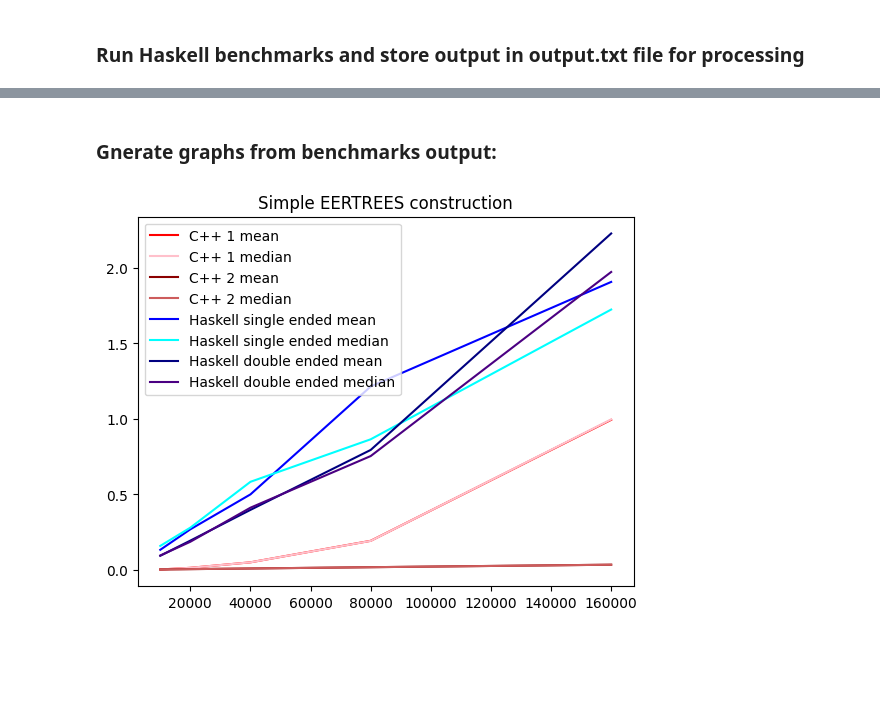
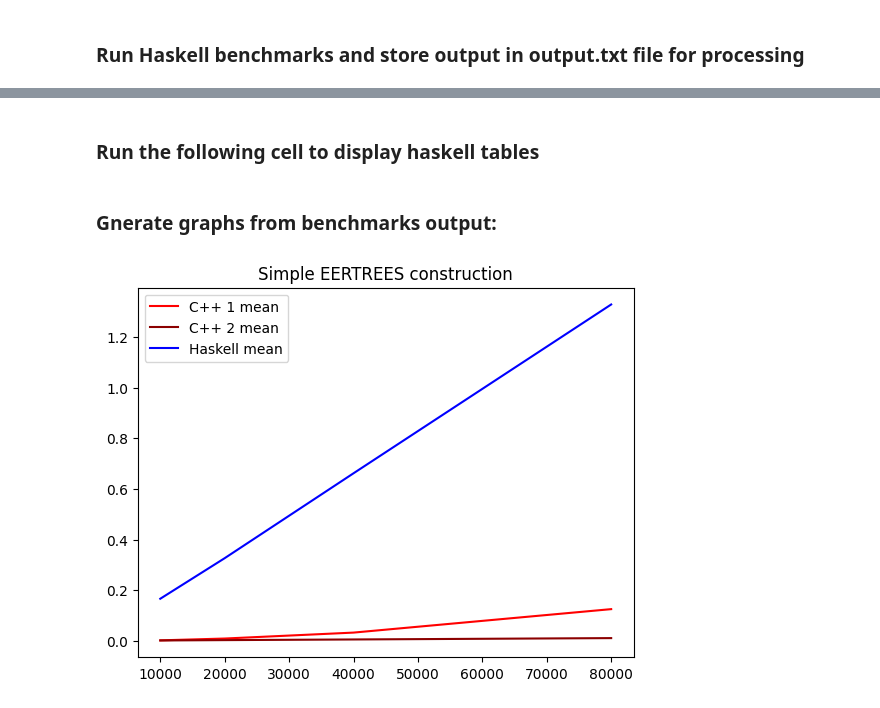
Before and after one commit to fizruk/eertree, a Jupyter notebook: bench/benchmarks.ipynb, the cells around one changed output, grey strips where cells are left out. Drawn from its saved outputs; the diff is of its cells as text; code cells hidden in the pictures; blank space fills up the shorter version.

```diff
--- a/bench/benchmarks.ipynb
+++ b/bench/benchmarks.ipynb
@@ -14,15 +14,11 @@ def filter_lines(file_path, keywords):
                 filtered_lines.append(line)
     return filtered_lines
 
-c_output = subprocess.check_output("cd cpp && make run", shell=True)
-c_output = c_output.decode("utf-8")
+subprocess.run("cd cpp && make run > output.csv", shell=True)
 output_filename = 'cpp/output.csv'
 
-with open(output_filename, 'w') as file:
-    file.write(c_output)
-
 # clean the csv file for processing
-keywords = ['Running','csv', 'build', 'make', 'Building', 'executable', 'target']
+keywords = ['Running','csv', 'build', 'make', 'Building', 'executable', 'target', 'echo']
 filtered_lines = filter_lines(output_filename, keywords)
 with open(output_filename, 'w') as file:
     for line in filtered_lines:
@@ -308,0 +124,2 @@ Rich
+# %% [markdown]
+### Run the following cell to display haskell tables
@@ -318,67 +145,45 @@ def second_conversion(str):
     if(str == "μs"):
         return 0.000001
     if(str == "ms"):
         return 0.001
     if(str == "cs"):
         return 0.01
     if(str == "s"):
         return 1.0
     print(f"UNKNOWN {str}")
     return 1.0
 
 # create data
-x = [10000, 20000, 40000, 80000, 160000]
+x = [10000, 20000, 40000, 80000]
 y1, y2, y3, y4 = [], [], [], []
 for index, row in c_tables[0].iterrows():
     if "mean" in row[0]:
         y1.append(float(row[2]))
-for index, row in c_tables[0].iterrows():
-    if "median" in row[0]:
-        y2.append(float(row[2]))
 for index, row in c_tables[1].iterrows():
     if "mean" in row[0]:
         y3.append(float(row[2]))
-for index, row in c_tables[1].iterrows():
-    if "median" in row[0]:
-        y4.append(float(row[2]))
 # plot lines
 plt.plot(x, y1, label = "C++ 1 mean", color='red')
-plt.plot(x, y2, label = "C++ 1 median", color='pink')
+y3.pop()
 plt.plot(x, y3, label = "C++ 2 mean", color='darkred')
-plt.plot(x, y4, label = "C++ 2 median", color='indianred')
 
-y5, y6, y7, y8 = [], [], [], []
-for index, row in haskell_dfs[0].iterrows():
-    if "mean" in row[0]:
+y5 = []
+desired = False
+for index, row in haskell_dfs[4].iterrows():
+    if "@26/len" in row[1]:
+        desired = True
+    if desired and "mean" in row[0]:
         y5.append(float(row[1].split(' ')[0]) * second_conversion(row[1].split(' ')[1]) )
     if(len(y5) == 5):
         break
-for index, row in haskell_dfs[0].iterrows():
-    if "time" in row[0]:
-        y6.append(float(row[1].split(' ')[0]) * second_conversion(row[1].split(' ')[1]) )
-    if(len(y6) == 5):
-        break
-for index, row in haskell_dfs[0].iterrows():
-    if "mean" in row[0]:
-        y7.append(float(row[1].split(' ')[0]) * second_conversion(row[1].split(' ')[1]) )
-    if(len(y7) == 10):
-        break
-y7 = y7[5:]
-for index, row in haskell_dfs[0].iterrows():
-    if "time" in row[0]:
-        y8.append(float(row[1].split(' ')[0]) * second_conversion(row[1].split(' ')[1]) )
-    if(len(y8) == 10):
-        break
-y8 = y8[5:]
-plt.plot(x, y5, label = "Haskell single ended mean", color='blue')
-plt.plot(x, y6, label = "Haskell single ended median", color='cyan')
-plt.plot(x, y7, label = "Haskell double ended mean", color='navy')
-plt.plot(x, y8, label = "Haskell double ended median", color='indigo')
+
+y5.pop()
+plt.plot(x, y5, label = "Haskell mean", color='blue')
 plt.legend()
 plt.title('Simple EERTREES construction')
 plt.show()
 # %% [output]
-[figure, old version]
+[figure, new version]
 # %%
 # Manual extraction of desired values
 import matplotlib.pyplot as plt
```
Also changed, not shown: parts of 10 cells of this notebook, 14 other files.
